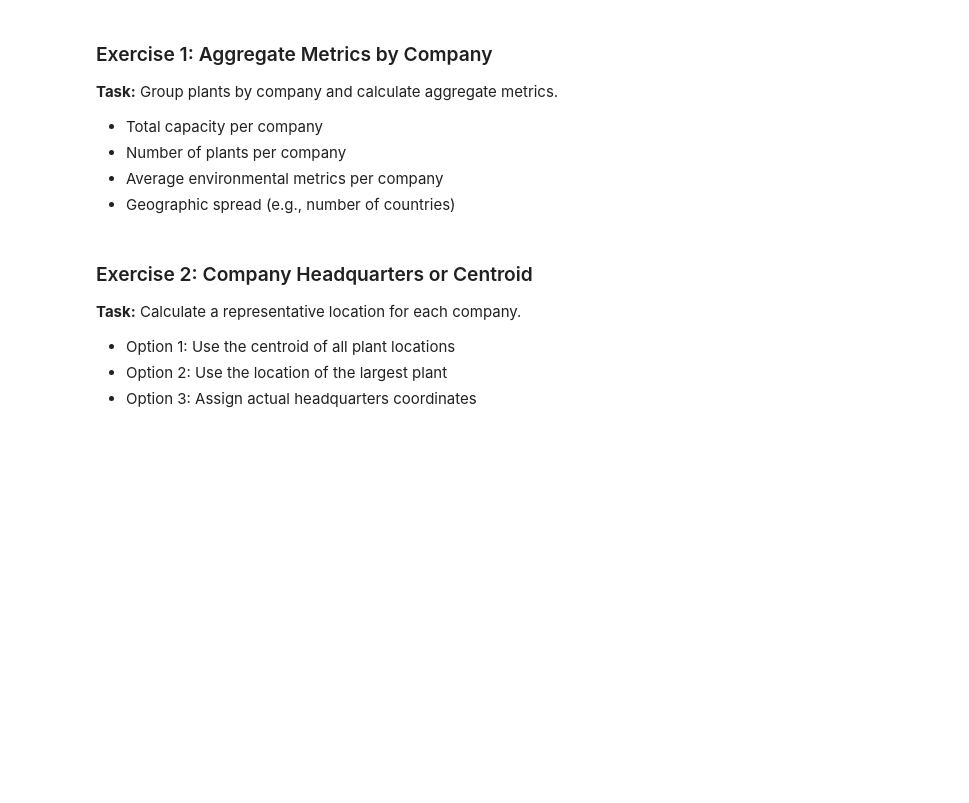
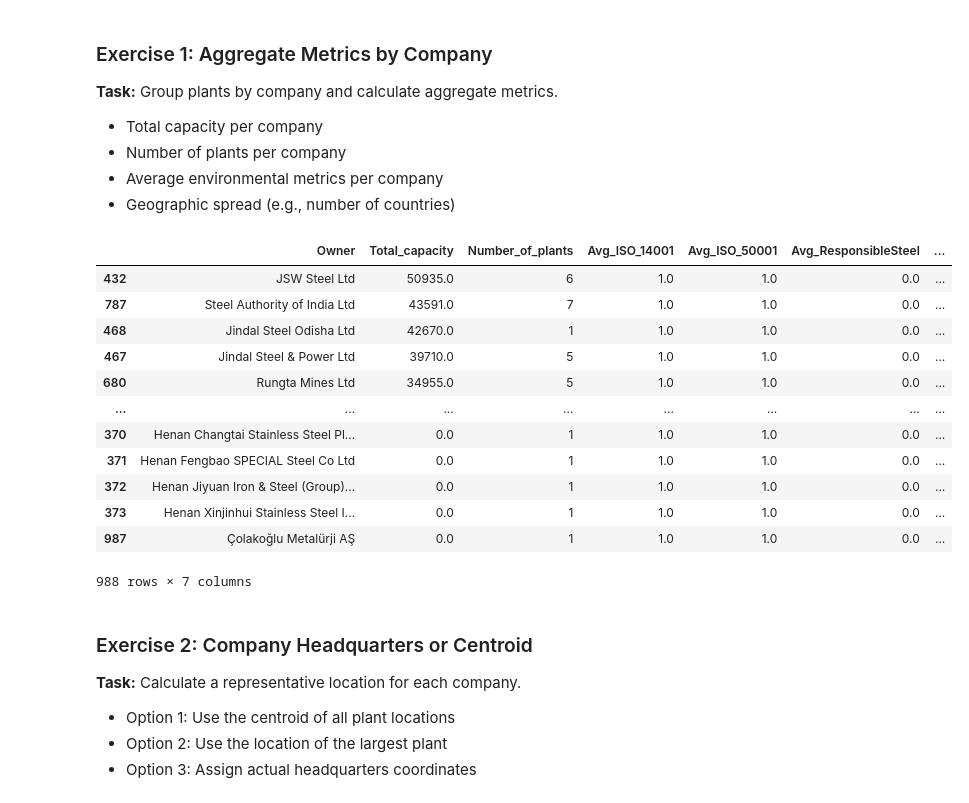
Before and after one commit to alexisvannson/Research-and-emerging-topics, a Jupyter notebook: lab_1_Arthur.ipynb, the cells around one changed output. Cells and saved outputs as stored; diff of their text form; code cells hidden in the pictures; blank space fills up the shorter version.

```diff
--- a/lab_1_Arthur.ipynb
+++ b/lab_1_Arthur.ipynb
@@ -372,0 +470,17 @@ Create interactive maps to visualize the steel plants' locations and characteris
+# %%
+# Create density heatmap
+# Hint: Use plotly.express.density_mapbox()
+
+df = df.dropna(subset=['lat', 'lon'])
+fig = px.density_mapbox(
+    df,
+    lat='lat',
+    lon='lon',
+    z='Total capacity (ttpa)',       # weight the heatmap by capacity
+    radius=15,                       # radius in pixels (increase for more smoothing)
+    center=dict(lat=20, lon=0),      # roughly center the world
+    zoom=1,                          # zoomed out to see global clusters
+    mapbox_style='carto-positron',   # nice light basemap
+    title='Global Density of Steel Plants (Weighted by Capacity)'
+)
+fig.show()
@@ -422,3 +536,36 @@ Aggregate data at the company level to analyze corporate footprints.
+# %%
+# Group by company and aggregate
+
+env_cols = ['ISO 14001', 'ISO 50001', 'ResponsibleSteel Certification']
+for col in env_cols:
+    if col in df.columns:
+        df[col] = df[col].apply(lambda x: 1 if pd.notna(x) and str(x).strip().lower() not in ['no', '0', 'false'] else 0)
+
+grouped = df.groupby('Owner').agg(
+    Total_capacity=('Total capacity (ttpa)', 'sum'),
+    Number_of_plants=('Owner', 'count'),
+    Avg_ISO_14001=('ISO 14001', 'mean'),
+    Avg_ISO_50001=('ISO 50001', 'mean'),
+    Avg_ResponsibleSteel=('ResponsibleSteel Certification', 'mean'),
+    Countries_operating=('Country/Area', pd.Series.nunique)
+).reset_index()
+
+grouped = grouped.sort_values(by='Total_capacity', ascending=False)
+grouped
+# %% [output]
+|  | Owner | Total_capacity | Number_of_plants | Avg_ISO_14001 | Avg_ISO_50001 | Avg_ResponsibleSteel | ... |
+| 432 | JSW Steel Ltd | 50935.0 | 6 | 1.0 | 1.0 | 0.0 | ... |
+| 787 | Steel Authority of India Ltd | 43591.0 | 7 | 1.0 | 1.0 | 0.0 | ... |
+| 468 | Jindal Steel Odisha Ltd | 42670.0 | 1 | 1.0 | 1.0 | 0.0 | ... |
+| 467 | Jindal Steel & Power Ltd | 39710.0 | 5 | 1.0 | 1.0 | 0.0 | ... |
+| 680 | Rungta Mines Ltd | 34955.0 | 5 | 1.0 | 1.0 | 0.0 | ... |
+| ... | ... | ... | ... | ... | ... | ... | ... |
+| 370 | Henan Changtai Stainless Steel Pl... | 0.0 | 1 | 1.0 | 1.0 | 0.0 | ... |
+| 371 | Henan Fengbao SPECIAL Steel Co Ltd | 0.0 | 1 | 1.0 | 1.0 | 0.0 | ... |
+| 372 | Henan Jiyuan Iron & Steel (Group)... | 0.0 | 1 | 1.0 | 1.0 | 0.0 | ... |
+| 373 | Henan Xinjinhui Stainless Steel I... | 0.0 | 1 | 1.0 | 1.0 | 0.0 | ... |
+| 987 | Çolakoğlu Metalürji AŞ | 0.0 | 1 | 1.0 | 1.0 | 0.0 | ... |
+988 rows × 7 columns
 # %% [markdown]
 ### Exercise 2: Company Headquarters or Centroid
 **Task:** Calculate a representative location for each company.
```
Also changed, not shown: parts of 21 cells of this notebook.
